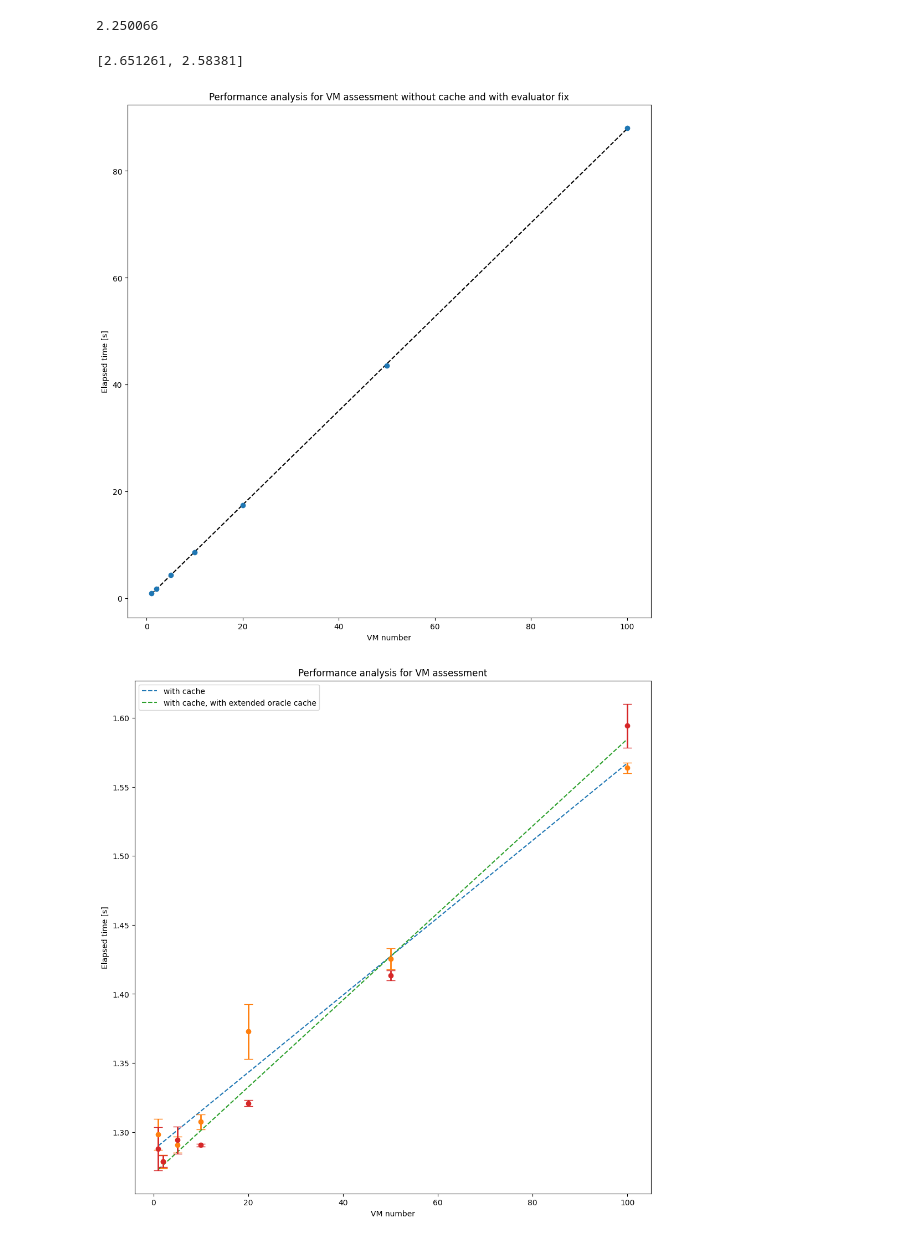
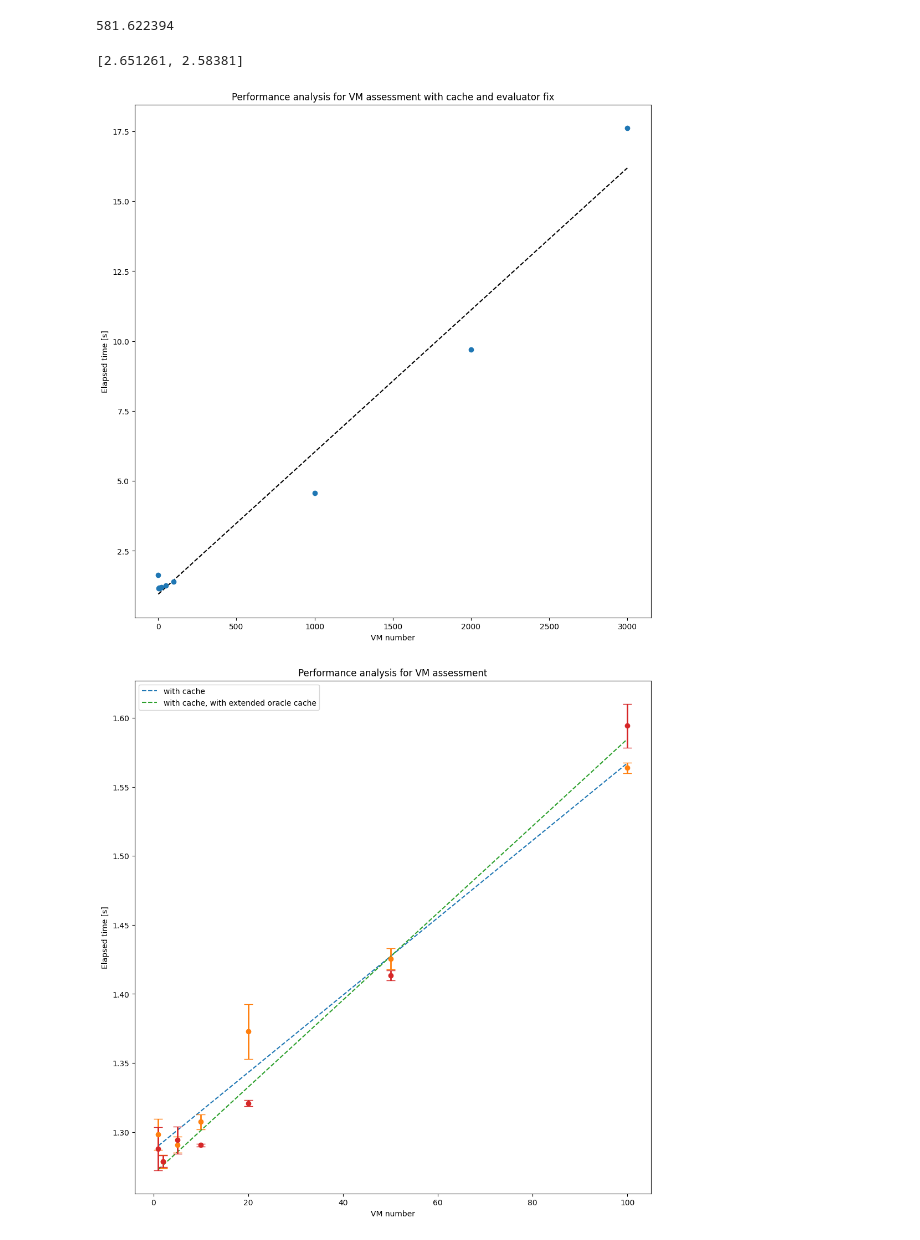
Before and after one commit to kleis-technology/cloud-assess, a Jupyter notebook: perfanalysis/perf_analysis_vm_assess.ipynb, the cells around one changed output. Saved outputs shown, nothing was run; the diff lists cells and outputs as text; code cells hidden in the pictures.

Commit message:
add perf analysis

```diff
--- a/perfanalysis/perf_analysis_vm_assess.ipynb
+++ b/perfanalysis/perf_analysis_vm_assess.ipynb
@@ -57,35 +57,35 @@ def assess_vm(vm_nb: int) -> requests.Response:
 def assess_vm_elapsed_time(vm_nb: int, assess_nb: int) -> list[float]:
     return [assess_vm(vm_nb).elapsed.total_seconds() for _ in range(assess_nb)]
 # %%
-assess_vm(2).elapsed.total_seconds()
+assess_vm(10).elapsed.total_seconds()
 # %% [output]
-2.250066
+581.622394
 # %%
 assess_vm_elapsed_time(2,2)
 # %% [output]
 [2.651261, 2.58381]
 # %%
-vm_nbs = [1, 2, 5, 10, 20, 50, 100]
+vm_nbs = [1, 2, 5, 10, 20, 50, 100, 1000, 2000, 3000]
 results  = [assess_vm_elapsed_time(x, 1) for x in vm_nbs]
 # %%
 means = [np.mean(x) for x in results]
 errors = [np.std(x, ddof=1) / np.sqrt(len(x)) for x in results]
 
 # Plot the graph
 fig, ax = plt.subplots(figsize=(10, 10), layout='constrained')
 
 # linear regression
 coef = np.polyfit(vm_nbs,means,1)
 poly1d_fn = np.poly1d(coef)
 ax.plot(vm_nbs, poly1d_fn(vm_nbs), '--k')
 
 # mean results with error bars
 ax.errorbar(vm_nbs, means, errors, fmt='o', linewidth=2, capsize=6)
-ax.set_title('Performance analysis for VM assessment without cache and with evaluator fix')
+ax.set_title('Performance analysis for VM assessment with cache and evaluator fix')
 ax.set_ylabel('Elapsed time [s]')
 ax.set_xlabel('VM number')
 
 plt.show()
 # %% [output]
-[figure, old version]
+[figure, new version]
 # %%
```
Also changed, not shown: parts of 1 cell of this notebook, 1 other file.
